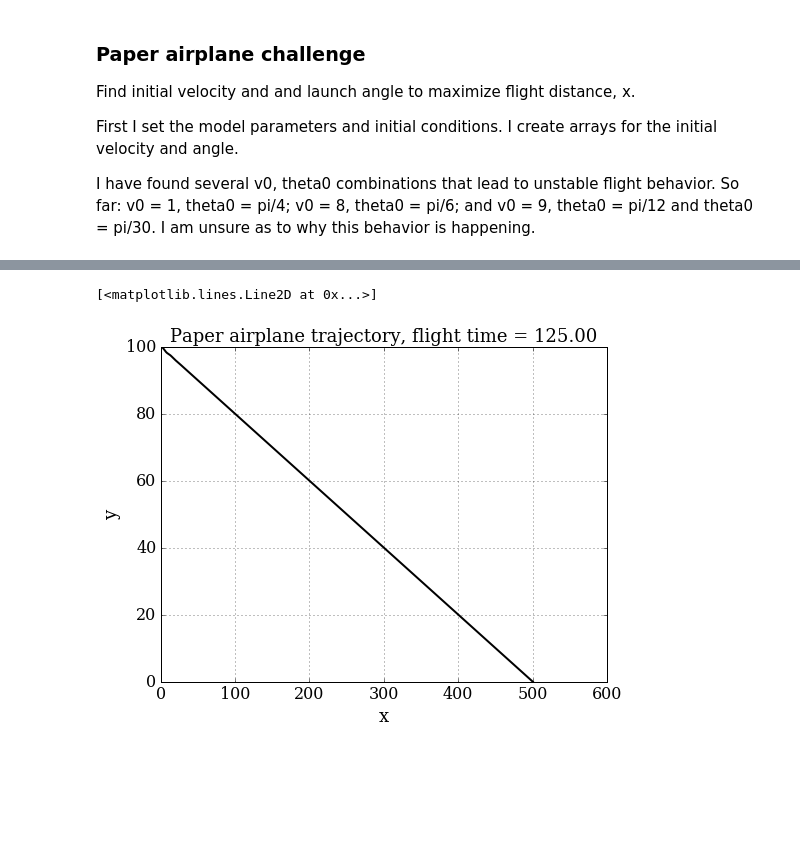
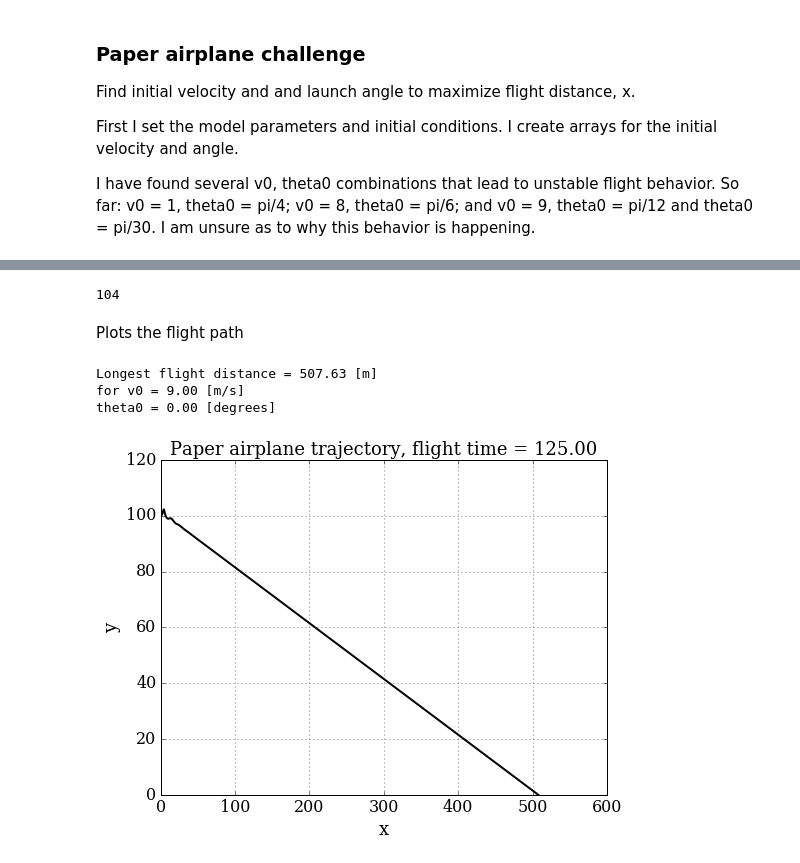
Before and after one commit to morrill/-mae6286, a Jupyter notebook: lesson_3/lesson_3.ipynb, the cells around one changed output, grey strips where cells are left out. Saved outputs shown, nothing was run; the diff lists cells and outputs as text; code cells hidden in the pictures; blank space fills up the shorter version.

```diff
--- a/lesson_3/lesson_3.ipynb
+++ b/lesson_3/lesson_3.ipynb
@@ -268,4 +261,0 @@ This finds the minimum positive value (before plane hits ground) and the index
-# %%
-miny = min(h for h in xy_values3[4,0,:,1] if h > 0)
-minyind = np.where(xy_values3==miny)
-minyind
@@ -304,15 +268,47 @@ IndexError: index 4 is out of bounds for axis 0 with size 3
+# %%
+# create array of x/ymin pairs
+x_max = np.ndarray(shape=(len(v0), len(theta0), 3))
+for i in np.arange(len(v0)):
+    for k in np.arange(len(theta0)):
+        miny = min(h for h in xy_values3[i,k,:,1] if h > 0)
+        minyind = np.where(xy_values3==miny)
+        x = float(xy_values3[minyind[0],minyind[1],minyind[2],0])
+        # this is the x value corresponding the the minimum positive y value
+        x_max[i,k,0] = x
+        # this is the minimum positive y value
+        x_max[i,k,1] = miny
+        # this is the row number of the minimum positive y value so that the flight path to ground may be plotted
+        x_max[i,k,2] = minyind[2]
+
+# get index for maximum x value in x_max
+x_max_ind = np.where(x_max == np.amax(x_max[:,:,0]))
+
+# create array of x-(positive)y coordinates (flight path) for the v0, theta0 values that maximized flight distance, x.
+xmaxy_flight_path = np.zeros([int(x_max[x_max_ind[0],x_max_ind[1],2]),2])
+xmaxy_flight_path[:,0] = xy_values3[x_max_ind[0],x_max_ind[1],0:int(x_max[x_max_ind[0],x_max_ind[1],2]),0]
+xmaxy_flight_path[:,1] = xy_values3[x_max_ind[0],x_max_ind[1],0:int(x_max[x_max_ind[0],x_max_ind[1],2]),1]
+
+# calculate total flight time
+flight_time = x_max[x_max_ind[0],x_max_ind[1],2]*dt
+# %%
+int(x_max[x_max_ind[0],x_max_ind[1],2])*dt
+# %% [output]
+104
+# %% [markdown]
+Plots the flight path
 # %%
 # visualize the path
 plt.figure(figsize=(8,6))
 plt.grid(True)
 plt.xlabel(r'x', fontsize=18)
 plt.ylabel(r'y', fontsize=18)
 plt.title('Paper airplane trajectory, flight time = %.2f' % T, fontsize=18)
-#plt.xlim([400,600])
-#plt.ylim([-10,10])
-plt.plot(xy3[:,0],xy3[:,1], 'k-', lw=2)
+plt.plot(xmaxy_flight_path[:,0],xmaxy_flight_path[:,1], 'k-', lw=2)
+print('Longest flight distance = %0.2f [m]\nfor v0 = %0.2f [m/s]\ntheta0 = %0.2f [degrees]' % (xmaxy_flight_path[-1,0], v0[x_max_ind[0]], theta0[x_max_ind[1]]))
 # %% [output]
-[<matplotlib.lines.Line2D at 0x...>]
+Longest flight distance = 507.63 [m]
+for v0 = 9.00 [m/s]
+theta0 = 0.00 [degrees]
-[figure, old version]
+[figure, new version]
 # %%
 np.set_printoptions(threshold=np.inf)
```
Also changed, not shown: parts of 10 cells of this notebook.
